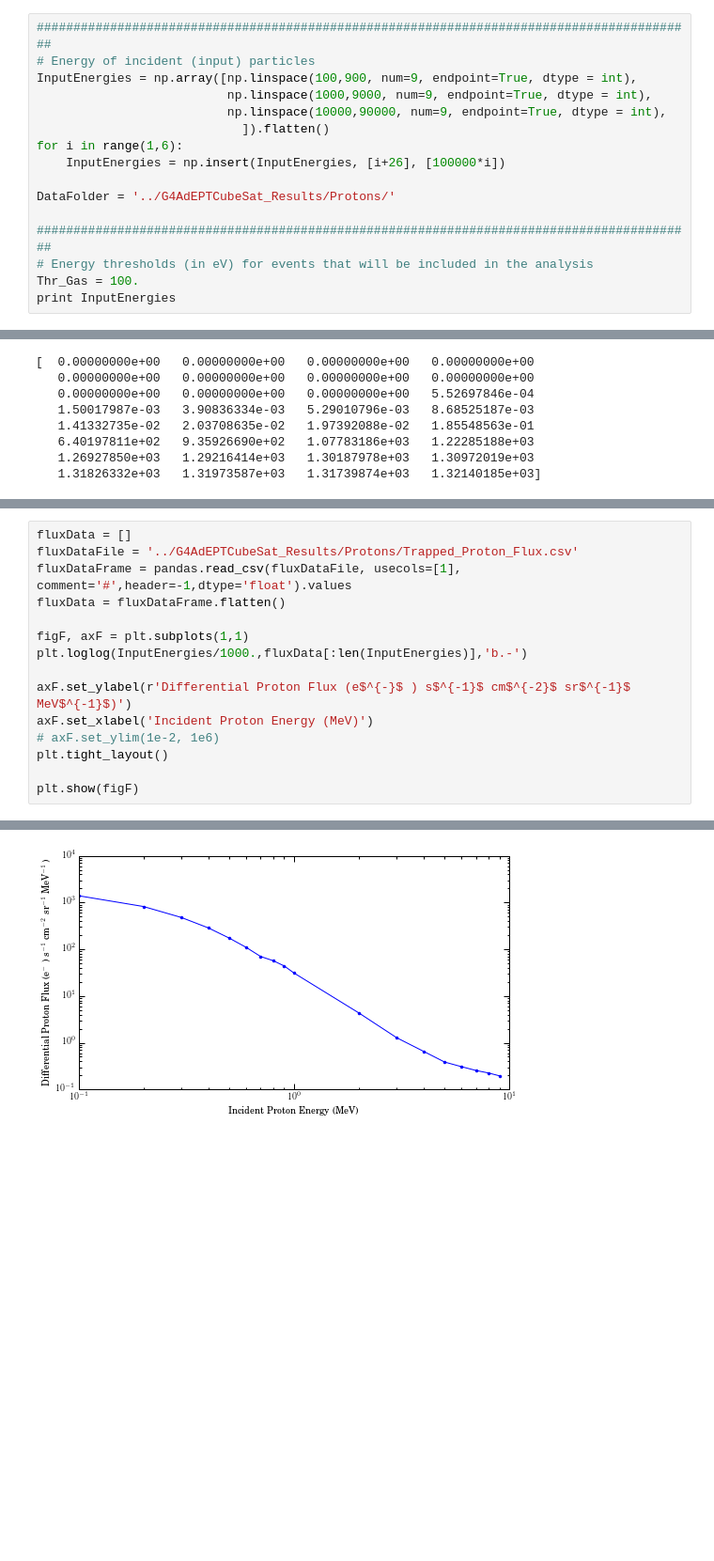
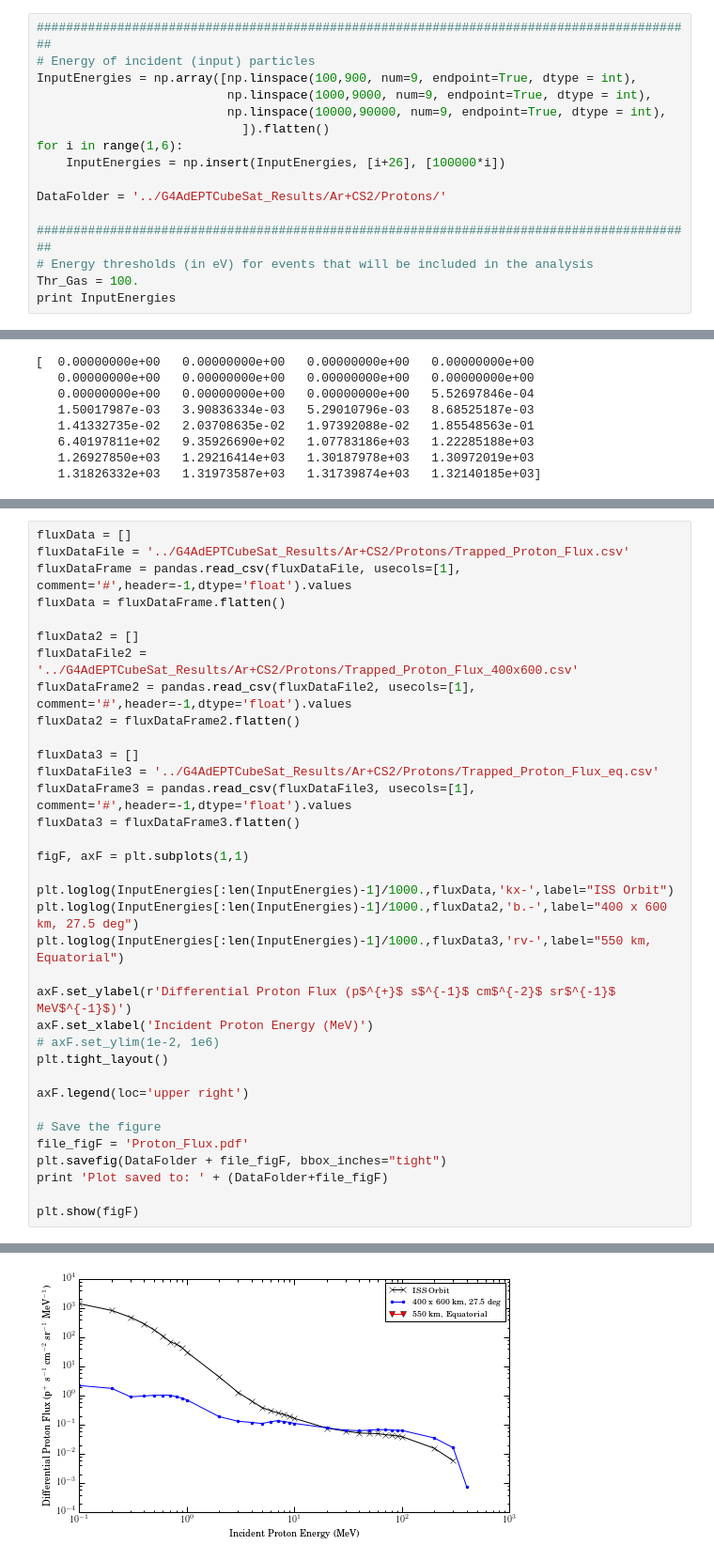
Before and after one commit to mkurnell/G4AdEPTCubeSat-Analysis, a Jupyter notebook: G4AdEPTCubeSat Geometry Factor Protons.ipynb, the cells around one changed output, grey strips where cells are left out. Shown: that part at 94% size. Drawn from its saved outputs; the diff is of its cells as text; blank space fills up the shorter version.

Commit message:
Modified files to considered different orbital fluxes.

```diff
--- a/G4AdEPTCubeSat Geometry Factor Protons.ipynb
+++ b/G4AdEPTCubeSat Geometry Factor Protons.ipynb
@@ -62,7 +62,7 @@ InputEnergies = np.array([np.linspace(100,900, num=9, endpoint=True, dtype = int
 for i in range(1,6):
     InputEnergies = np.insert(InputEnergies, [i+26], [100000*i])
 
-DataFolder = '../G4AdEPTCubeSat_Results/Protons/'
+DataFolder = '../G4AdEPTCubeSat_Results/Ar+CS2/Protons/'
 
 ##########################################################################################
 # Energy thresholds (in eV) for events that will be included in the analysis
@@ -277,17 +277,37 @@ Plot saved to: ../G4AdEPTCubeSat_Results/Protons/Geometric_Factor_Error_Proton.p
    1.72763691e-03   1.72666957e-03   1.72820561e-03   1.72557710e-03]
 # %%
 fluxData = []
-fluxDataFile = '../G4AdEPTCubeSat_Results/Protons/Trapped_Proton_Flux.csv'
+fluxDataFile = '../G4AdEPTCubeSat_Results/Ar+CS2/Protons/Trapped_Proton_Flux.csv'
 fluxDataFrame = pandas.read_csv(fluxDataFile, usecols=[1], comment='#',header=-1,dtype='float').values
 fluxData = fluxDataFrame.flatten()
 
+fluxData2 = []
+fluxDataFile2 = '../G4AdEPTCubeSat_Results/Ar+CS2/Protons/Trapped_Proton_Flux_400x600.csv'
+fluxDataFrame2 = pandas.read_csv(fluxDataFile2, usecols=[1], comment='#',header=-1,dtype='float').values
+fluxData2 = fluxDataFrame2.flatten()
+
+fluxData3 = []
+fluxDataFile3 = '../G4AdEPTCubeSat_Results/Ar+CS2/Protons/Trapped_Proton_Flux_eq.csv'
+fluxDataFrame3 = pandas.read_csv(fluxDataFile3, usecols=[1], comment='#',header=-1,dtype='float').values
+fluxData3 = fluxDataFrame3.flatten()
+
 figF, axF = plt.subplots(1,1)
-plt.loglog(InputEnergies/1000.,fluxData[:len(InputEnergies)],'b.-')
 
-axF.set_ylabel(r'Differential Proton Flux (e$^{-}$ ) s$^{-1}$ cm$^{-2}$ sr$^{-1}$ MeV$^{-1}$)')
+plt.loglog(InputEnergies[:len(InputEnergies)-1]/1000.,fluxData,'kx-',label="ISS Orbit")
+plt.loglog(InputEnergies[:len(InputEnergies)-1]/1000.,fluxData2,'b.-',label="400 x 600 km, 27.5 deg")
+plt.loglog(InputEnergies[:len(InputEnergies)-1]/1000.,fluxData3,'rv-',label="550 km, Equatorial")
+
+axF.set_ylabel(r'Differential Proton Flux (p$^{+}$ s$^{-1}$ cm$^{-2}$ sr$^{-1}$ MeV$^{-1}$)')
 axF.set_xlabel('Incident Proton Energy (MeV)')
 # axF.set_ylim(1e-2, 1e6)
 plt.tight_layout()
 
+axF.legend(loc='upper right')
+
+# Save the figure
+file_figF = 'Proton_Flux.pdf'
+plt.savefig(DataFolder + file_figF, bbox_inches="tight")
+print 'Plot saved to: ' + (DataFolder+file_figF)
+
 plt.show(figF)
 # %% [output]
@@ -294,2 +315,2 @@ plt.show(figF)
-[figure, old version]
+[figure, new version]
 # %%
```
Also changed, not shown: parts of 6 cells of this notebook, 4 other files.
